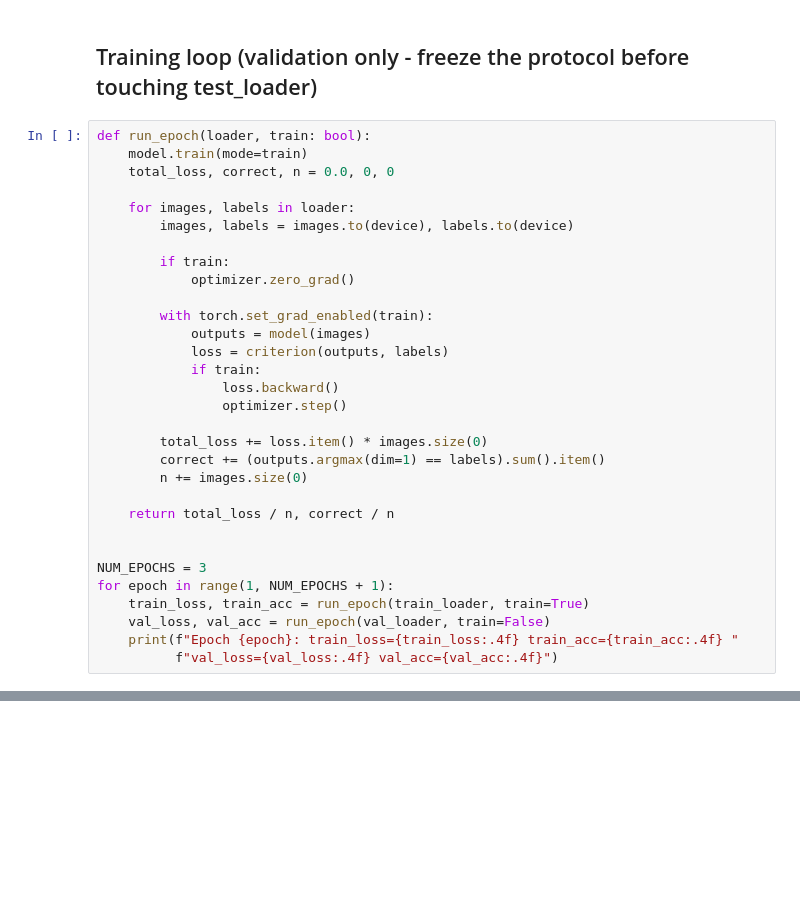
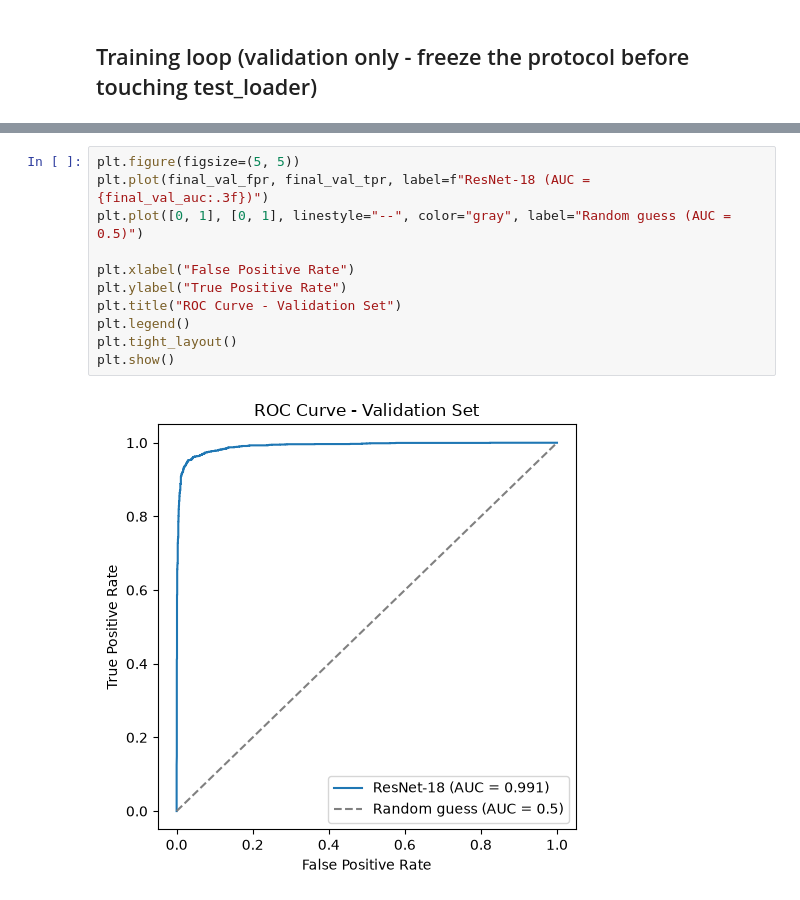
Before and after one commit to AndersVestergaard0/DATA7703-Group-Project, a Jupyter notebook: notebooks/04_resnet18.ipynb, the cells around one changed output, grey strips where cells are left out. Drawn from its saved outputs; the diff is of its cells as text; blank space fills up the shorter version.

```diff
--- a/notebooks/04_resnet18.ipynb
+++ b/notebooks/04_resnet18.ipynb
@@ -140,34 +140,3 @@ criterion = nn.CrossEntropyLoss()
 optimizer = torch.optim.Adam(model.parameters(), lr=1e-4)
 # %% [markdown]
 ## Training loop (validation only - freeze the protocol before touching test_loader)
-# %%
-def run_epoch(loader, train: bool):
-    model.train(mode=train)
-    total_loss, correct, n = 0.0, 0, 0
-
-    for images, labels in loader:
-        images, labels = images.to(device), labels.to(device)
-
-        if train:
-            optimizer.zero_grad()
-
-        with torch.set_grad_enabled(train):
-            outputs = model(images)
-            loss = criterion(outputs, labels)
-            if train:
-                loss.backward()
-                optimizer.step()
-
-        total_loss += loss.item() * images.size(0)
-        correct += (outputs.argmax(dim=1) == labels).sum().item()
-        n += images.size(0)
-
-    return total_loss / n, correct / n
-
-
-NUM_EPOCHS = 3
-for epoch in range(1, NUM_EPOCHS + 1):
-    train_loss, train_acc = run_epoch(train_loader, train=True)
-    val_loss, val_acc = run_epoch(val_loader, train=False)
-    print(f"Epoch {epoch}: train_loss={train_loss:.4f} train_acc={train_acc:.4f} "
-          f"val_loss={val_loss:.4f} val_acc={val_acc:.4f}")
@@ -175,0 +269,13 @@ Epoch 1: train_loss=0.1316 train_acc=0.9510 val_loss=0.1249 val_acc=0.9556
+# %%
+plt.figure(figsize=(5, 5))
+plt.plot(final_val_fpr, final_val_tpr, label=f"ResNet-18 (AUC = {final_val_auc:.3f})")
+plt.plot([0, 1], [0, 1], linestyle="--", color="gray", label="Random guess (AUC = 0.5)")
+
+plt.xlabel("False Positive Rate")
+plt.ylabel("True Positive Rate")
+plt.title("ROC Curve - Validation Set")
+plt.legend()
+plt.tight_layout()
+plt.show()
+# %% [output]
+[figure, added]
```
Also changed, not shown: parts of 5 cells of this notebook, 2 other files.
